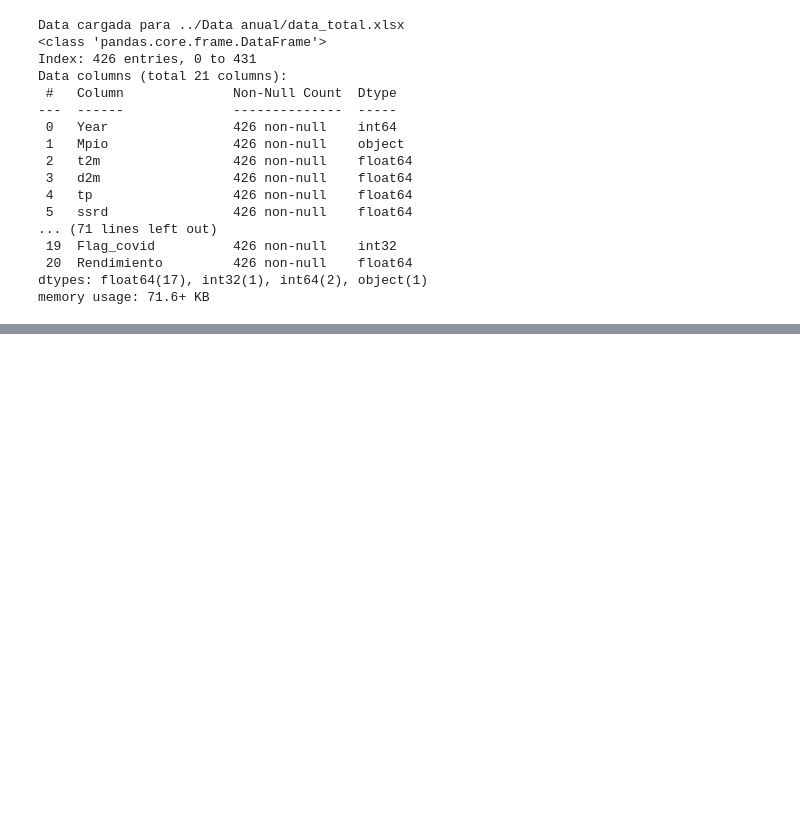
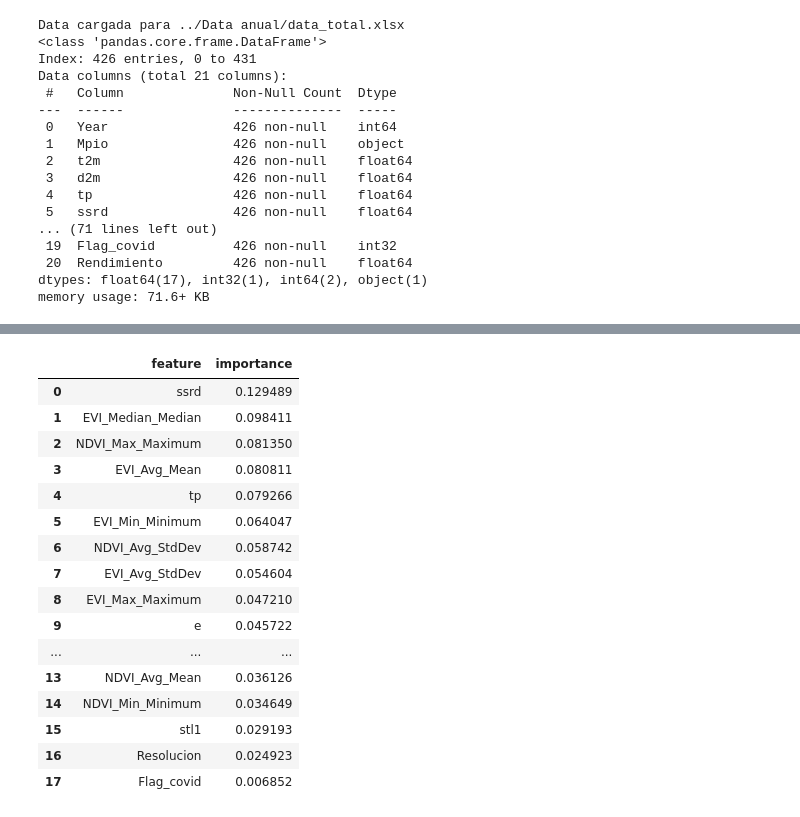
Before and after one commit to spulidov91/clima_cafe_v1, a Jupyter notebook: Notebooks/2_Modelado.ipynb, the cells around one changed output, grey strips where cells are left out. Saved outputs shown, nothing was run; the diff lists cells and outputs as text; code cells hidden in the pictures; blank space fills up the shorter version.

```diff
--- a/Notebooks/2_Modelado.ipynb
+++ b/Notebooks/2_Modelado.ipynb
@@ -238,0 +430,26 @@ feat_imp_df
+# %%
+feat_imp_df_ago_nov, model = random_forest_feature_importance(
+    df_ago_nov_it,
+    target='Rendimiento',
+    drop_cols=['Mpio']
+)
+
+feat_imp_df_ago_nov
+# %% [output]
+|  | feature | importance |
+| 0 | ssrd | 0.129489 |
+| 1 | EVI_Median_Median | 0.098411 |
+| 2 | NDVI_Max_Maximum | 0.081350 |
+| 3 | EVI_Avg_Mean | 0.080811 |
+| 4 | tp | 0.079266 |
+| 5 | EVI_Min_Minimum | 0.064047 |
+| 6 | NDVI_Avg_StdDev | 0.058742 |
+| 7 | EVI_Avg_StdDev | 0.054604 |
+| 8 | EVI_Max_Maximum | 0.047210 |
+| 9 | e | 0.045722 |
+| ... | ... | ... |
+| 13 | NDVI_Avg_Mean | 0.036126 |
+| 14 | NDVI_Min_Minimum | 0.034649 |
+| 15 | stl1 | 0.029193 |
+| 16 | Resolucion | 0.024923 |
+| 17 | Flag_covid | 0.006852 |
```
Also changed, not shown: parts of 15 cells of this notebook.
